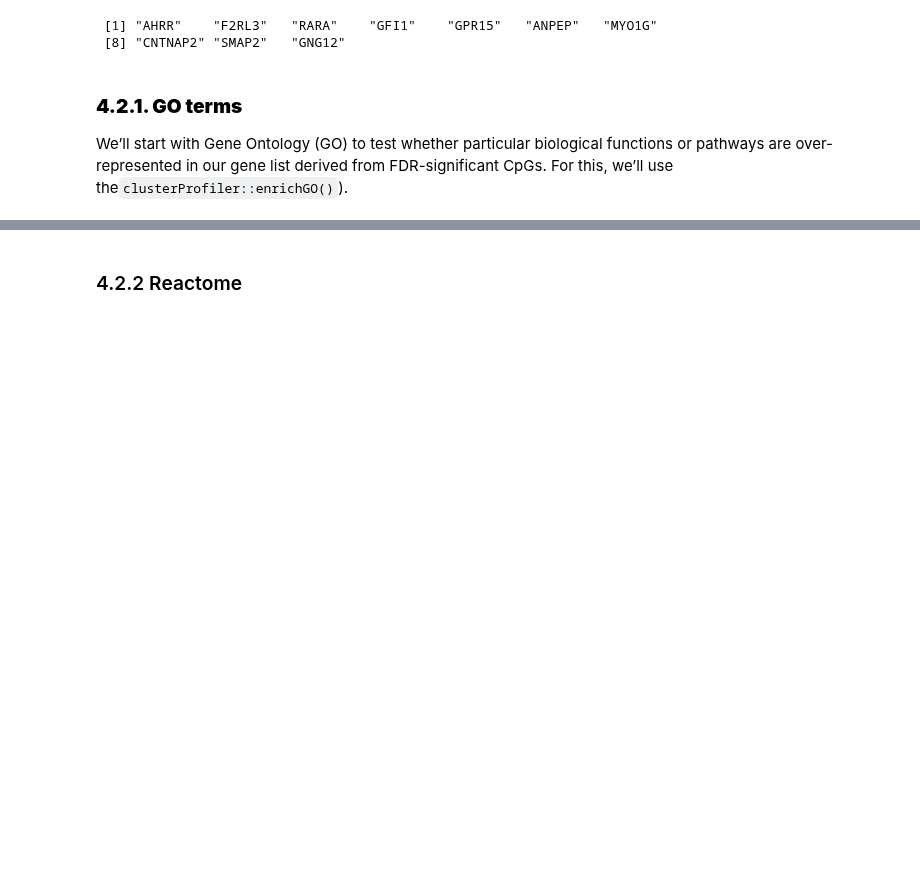
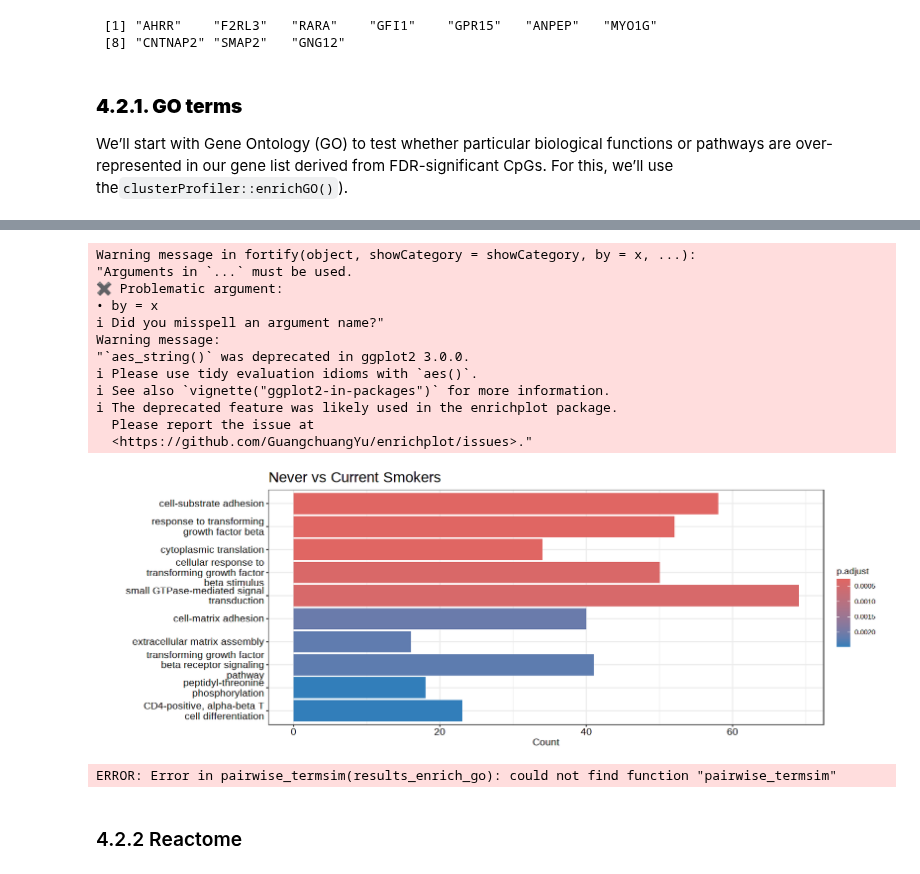
Before and after one commit to joanall/Hands-On-Epigenome-Wide-Analysis-EWAS-, a Jupyter notebook: ewas_tutorial.ipynb, the cells around one changed output, grey strips where cells are left out. Cells and saved outputs as stored; diff of their text form; code cells hidden in the pictures; blank space fills up the shorter version.

```diff
--- a/ewas_tutorial.ipynb
+++ b/ewas_tutorial.ipynb
@@ -985,13 +973,9 @@ ggplot(top_go, aes(x = reorder(TERM, FDR), y = -log10(FDR))) +
 # %%
-df = as.data.frame(org.Hs.egGO)
+df <- as.data.frame(org.Hs.egGO)
 go_gene_list = unique(sort(df$gene_id))
-ans.go <- enrichGO(gene = ids$ENTREZID,
+results_enrich_go <- enrichGO(gene = fdr_genes_ids$ENTREZID,
                    ont = "BP",
                    OrgDb ="org.Hs.eg.db",
                    universe = go_gene_list,
                    readable=TRUE,
                    pvalueCutoff = 0.05)
-
-tab.go <- as.data.frame(ans.go)
-tab.go<- subset(tab.go, Count>5)
-head(tab.go)
@@ -998,14 +996,30 @@ head(tab.go)
 # %%
-p1 <- barplot(results_enrighment_go, showCategory=10) +
+p1 <- barplot(results_enrich_go, showCategory=10) +
   ggtitle('Never vs Current Smokers') +
   theme(plot.title = element_text(size = 18))
 p1
+# %% [output]
+Warning message in fortify(object, showCategory = showCategory, by = x, ...):
+"Arguments in `...` must be used.
+✖ Problematic argument:
+• by = x
+ℹ Did you misspell an argument name?"
+Warning message:
+"`aes_string()` was deprecated in ggplot2 3.0.0.
+ℹ Please use tidy evaluation idioms with `aes()`.
+ℹ See also `vignette("ggplot2-in-packages")` for more information.
+ℹ The deprecated feature was likely used in the enrichplot package.
+  Please report the issue at
+  <https://github.com/GuangchuangYu/enrichplot/issues>."
+[figure, added]
 # %%
-ans.go <- pairwise_termsim(ans.go)
-p2 <- emapplot(ans.go, cex_label_category = 0.5, showCategory = 20) +
+results_enrich_go_pair <- pairwise_termsim(results_enrich_go)
+p2 <- emapplot(results_enrich_go_pair, cex_label_category = 0.5, showCategory = 20) +
   ggtitle('Never vs Current Smokers') +
   theme(plot.title = element_text(size = 18))
 p2
+# %% [output]
+ERROR: Error in pairwise_termsim(results_enrich_go): could not find function "pairwise_termsim"
 # %%
 p3 <- cnetplot(ans.go, circular = FALSE, colorEdge = TRUE, showCategory = 2)
 p3
```
Also changed, not shown: parts of 9 cells of this notebook.
